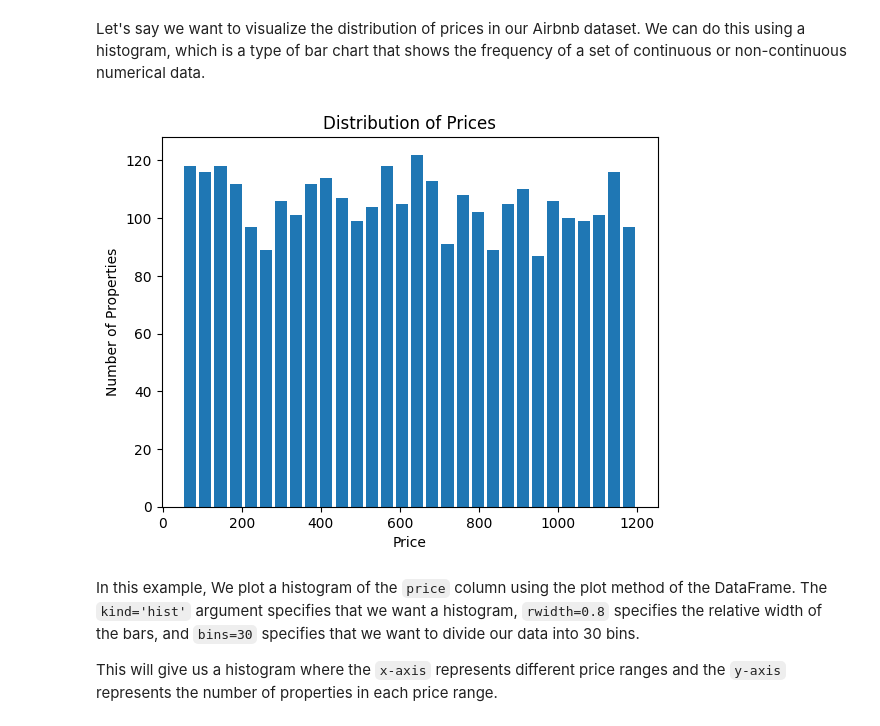
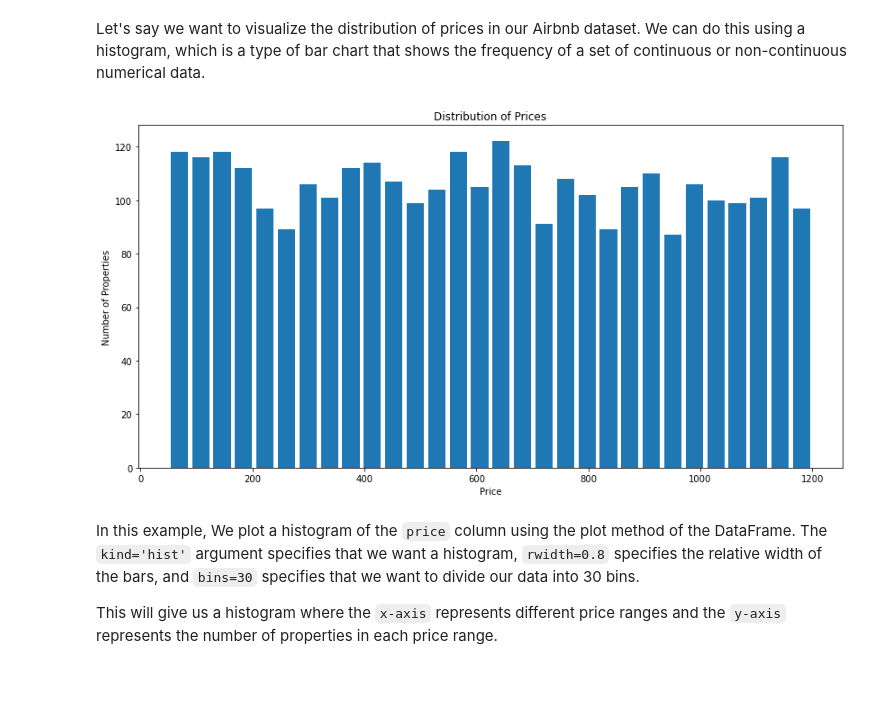
Before and after one commit to byrocuy/REA-AI_Mastery, a Jupyter notebook: week-1/session-3/00_visualization.ipynb, the cells around one changed output. Drawn from its saved outputs; the diff is of its cells as text; code cells hidden in the pictures; blank space fills up the shorter version.

```diff
--- a/week-1/session-3/00_visualization.ipynb
+++ b/week-1/session-3/00_visualization.ipynb
@@ -103,15 +103,16 @@ Let's say we want to visualize the distribution of prices in our Airbnb dataset.
 # %%
 import pandas as pd
 import matplotlib.pyplot as plt
+plt.rcParams['figure.figsize'] = (14, 7)
 
 # Plot a histogram of the 'price' column
 airbnb_df['price'].plot(kind='hist', rwidth=0.8, bins=30)
 plt.title('Distribution of Prices')
 plt.xlabel('Price')
 plt.ylabel('Number of Properties')
 plt.show()
 # %% [output]
-[figure, old version]
+[figure, new version]
 # %% [markdown]
 In this example, We plot a histogram of the `price` column using the plot method of the DataFrame. The `kind='hist'` argument specifies that we want a histogram, `rwidth=0.8` specifies the relative width of the bars, and `bins=30` specifies that we want to divide our data into 30 bins.
 
```
Also changed, not shown: parts of 25 cells of this notebook, 1 other file.
